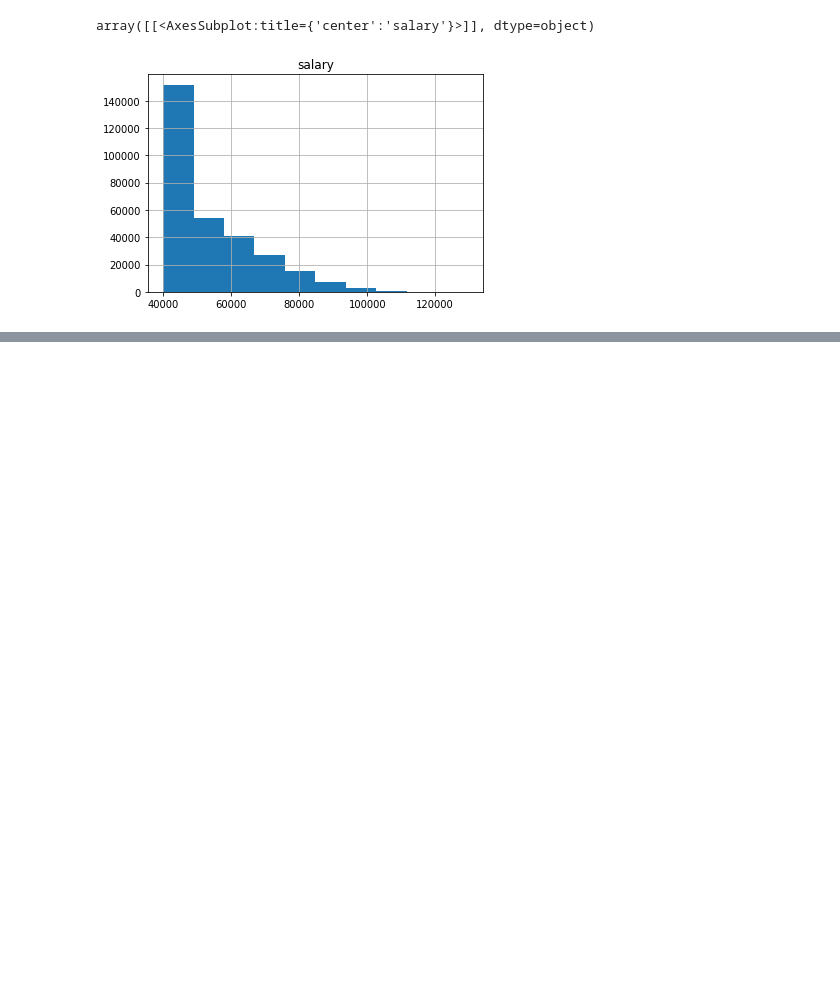
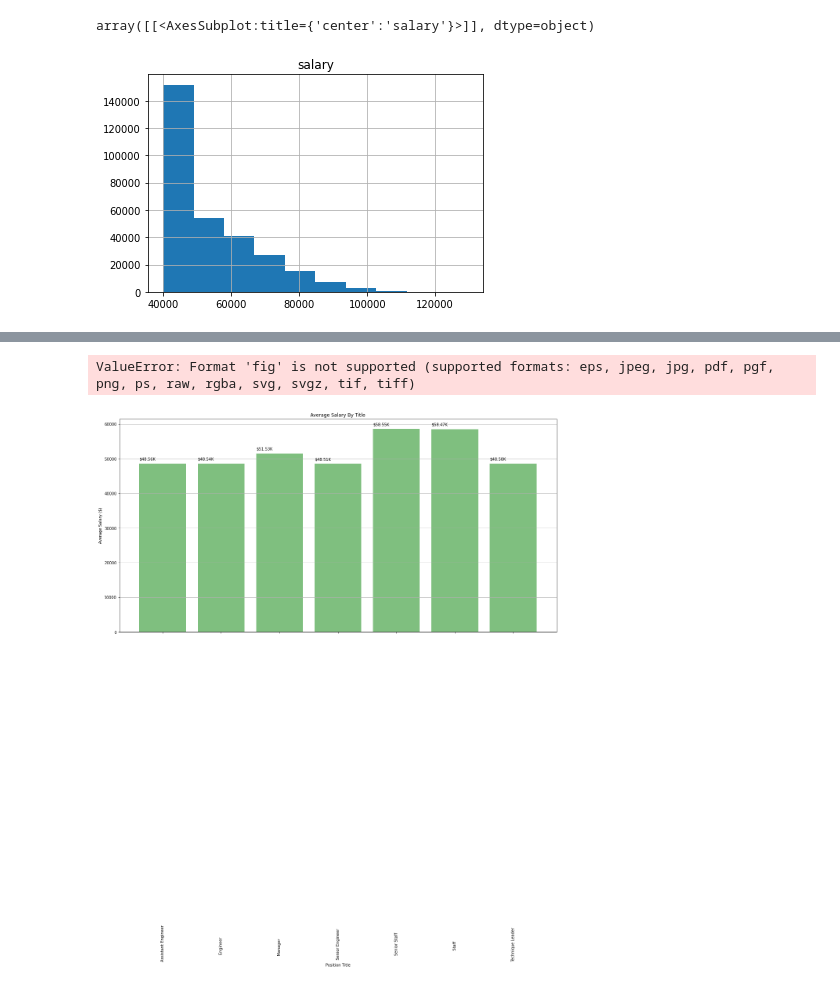
Before and after one commit to timsamson/sql_challange, a Jupyter notebook: EmployeeSQL/Bonus_Question.ipynb, the cells around one changed output, grey strips where cells are left out. Drawn from its saved outputs; the diff is of its cells as text; code cells hidden in the pictures; blank space fills up the shorter version.

Commit message:
updated scheme, added chart figures, updated notebook for bonus

```diff
--- a/EmployeeSQL/Bonus_Question.ipynb
+++ b/EmployeeSQL/Bonus_Question.ipynb
@@ -73,0 +64,4 @@ combined_title
+# %%
+#groupby title find mean salary for each
+title_salary_df = titles_emp.groupby(['title'])['salary'].mean()
+title_salary_df.reset_index('title')
@@ -73,0 +77,23 @@ combined_title
+# %%
+titles = title_salary_df.index
+avg_salary = title_salary_df.values
+
+plt.figure(figsize=(20,10))
+x_axis = np.arange(len(titles))
+tick_locations = [value for value in x_axis]
+plt.xticks(tick_locations, titles, rotation=90)
+plt.title("Average Salary By Title")
+plt.xlabel("Position Title")
+plt.ylabel("Average Salary ($)")
+plt.grid(axis="y")
+chart = plt.bar(x_axis, title_salary_df, color="g", alpha=0.5, align="center")
+
+for i in chart:
+    yvalue = i.get_height()
+    plt.text(i.get_x(), yvalue + 1000, "${:,.2f}K".format(yvalue/1000))
+
+plt.savefig('AVG_Salary_by_Title.fig')
+plt.show()
+# %% [output]
+ValueError: Format 'fig' is not supported (supported formats: eps, jpeg, jpg, pdf, pgf, png, ps, raw, rgba, svg, svgz, tif, tiff)
+[figure, added]
```
Also changed, not shown: parts of 6 cells of this notebook, 3 other files.
